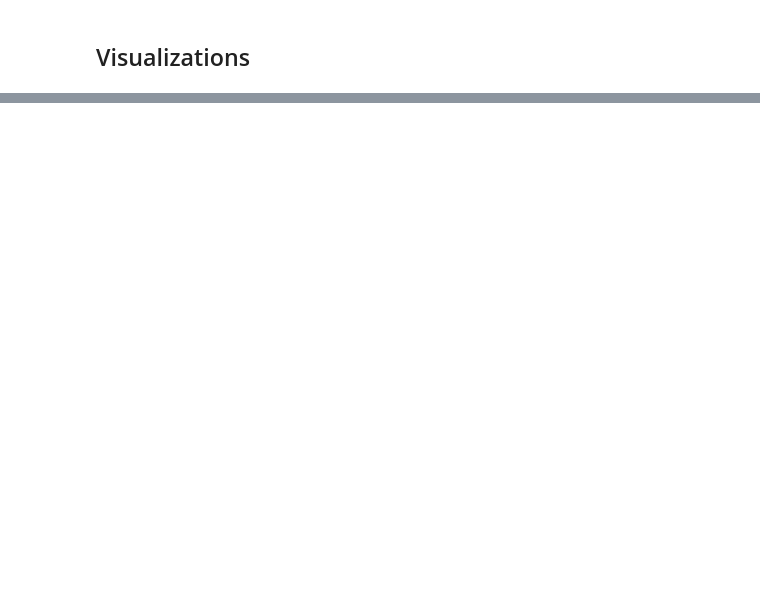
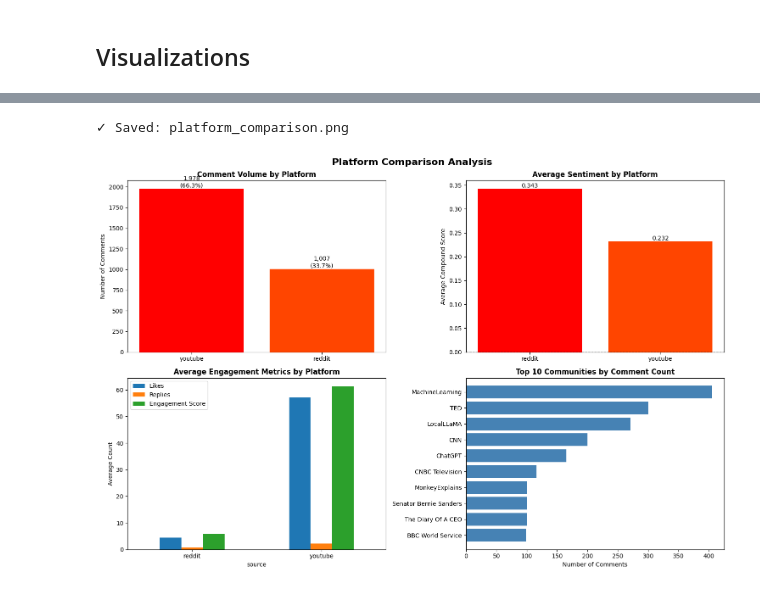
Before and after one commit to archishabhatt/AI_SentimentAnalysis, a Jupyter notebook: notebooks/ida_and_eda.ipynb, the cells around one changed output, grey strips where cells are left out. Saved outputs shown, nothing was run; the diff lists cells and outputs as text; code cells hidden in the pictures; blank space fills up the shorter version.

```diff
--- a/notebooks/ida_and_eda.ipynb
+++ b/notebooks/ida_and_eda.ipynb
@@ -570,0 +333,53 @@ ValueError: Mime type rendering requires nbformat>=4.2.0 but it is not installed
+# %%
+fig, axes = plt.subplots(2, 2, figsize=(15, 10))
+fig.suptitle('Platform Comparison Analysis', fontsize=16, fontweight='bold')
+
+# 1. Comment Volume by Platform
+ax = axes[0, 0]
+platform_counts = df['source'].value_counts()
+bars = ax.bar(platform_counts.index, platform_counts.values, color=['#FF0000', '#FF4500'])
+ax.set_title('Comment Volume by Platform', fontweight='bold')
+ax.set_ylabel('Number of Comments')
+for bar in bars:
+    height = bar.get_height()
+    ax.text(bar.get_x() + bar.get_width()/2., height,
+            f'{int(height):,}\n({height/len(df)*100:.1f}%)',
+            ha='center', va='bottom')
+
+# 2. Average Sentiment by Platform
+ax = axes[0, 1]
+platform_sentiment = df.groupby('source')['sentiment_compound'].mean()
+bars = ax.bar(platform_sentiment.index, platform_sentiment.values, color=['#FF0000', '#FF4500'])
+ax.axhline(0, color='black', linestyle='--', linewidth=1)
+ax.set_title('Average Sentiment by Platform', fontweight='bold')
+ax.set_ylabel('Average Compound Score')
+for bar in bars:
+    height = bar.get_height()
+    ax.text(bar.get_x() + bar.get_width()/2., height,
+            f'{height:.3f}', ha='center', va='bottom' if height > 0 else 'top')
+
+# 3. Engagement Comparison
+ax = axes[1, 0]
+engagement_comparison = df.groupby('source')[['likes', 'replies', 'engagement_score']].mean()
+engagement_comparison.plot(kind='bar', ax=ax, rot=0)
+ax.set_title('Average Engagement Metrics by Platform', fontweight='bold')
+ax.set_ylabel('Average Count')
+ax.legend(['Likes', 'Replies', 'Engagement Score'])
+
+# 4. Top Communities
+ax = axes[1, 1]
+top_communities = df['platform_community'].value_counts().head(10)
+ax.barh(range(len(top_communities)), top_communities.values, color='steelblue')
+ax.set_yticks(range(len(top_communities)))
+ax.set_yticklabels([c[:30] + '...' if len(c) > 30 else c for c in top_communities.index])
+ax.set_title('Top 10 Communities by Comment Count', fontweight='bold')
+ax.set_xlabel('Number of Comments')
+ax.invert_yaxis()
+
+plt.tight_layout()
+# plt.savefig('platform_comparison.png', dpi=300, bbox_inches='tight')
+print("✓ Saved: platform_comparison.png")
+plt.show()
+# %% [output]
+✓ Saved: platform_comparison.png
+[figure, added]
```
Also changed, not shown: parts of 14 cells of this notebook, 8 other files.
